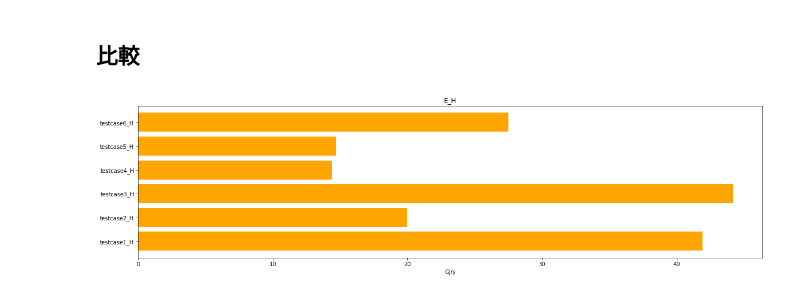
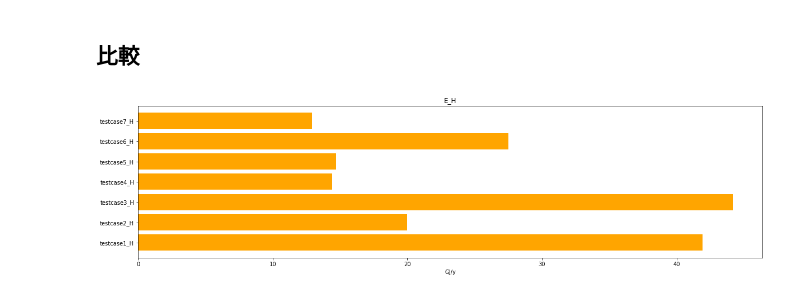
Before and after one commit to BRI-EES-House/Logic-EES-WEB, a Jupyter notebook: s04_07_Hot_water_heating.ipynb, the cells around one changed output. Drawn from its saved outputs; the diff is of its cells as text; code cells hidden in the pictures.

```diff
--- a/s04_07_Hot_water_heating.ipynb
+++ b/s04_07_Hot_water_heating.ipynb
@@ -2022,7 +2023,7 @@ def calc_results(param, H_MR, H_OR, H_HS, HEX=None):
         CG = None
 
 
-        mode_C = None
+        mode_C = '居室のみを冷房する方式'
         mode_H = '居室のみを暖房する方式でかつ主たる居室とその他の居室ともに温水暖房を設置する場合に該当しない場合'
 
         # 床面積の合計に対する外皮の部位の面積の合計の比
@@ -2213,0 +2225,8 @@ E_H:27521.5116359412MJ/y
+# %%
+param = {"region": 6, "A_A": 120.08, "A_MR": 29.81, "A_OR": 51.34, "A_env": 307.51,
+         "U_A": 0.87, "eta_A_H": 4.3, "eta_A_C": 2.8}
+H_MR = {'type': '温水暖房用床暖房', 'r_Af': 0.4, 'r_up': 0.9}
+H_OR = {'type': 'ルームエアコンディショナー', 'e_class': 'ろ', 'dualcompressor': False}
+H_HS = {'type': '地中熱ヒートポンプ温水暖房機', 'HeatExchanger': '5', 'pipe_insulation': True, 'underfloor_pipe_insulation': True}
+
+E_H_d_t_7 = calc_results(param, H_MR, H_OR, H_HS)
@@ -2216,19 +2241,20 @@ E_H:27521.5116359412MJ/y
 # %%
 import matplotlib.pyplot as plt
 
 dat_H = {"testcase1_H": np.sum(E_H_d_t_1)/1000, "testcase2_H": np.sum(E_H_d_t_2)/1000, "testcase3_H": np.sum(E_H_d_t_3)/1000,
-         "testcase4_H": np.sum(E_H_d_t_4)/1000, "testcase5_H": np.sum(E_H_d_t_5)/1000, "testcase6_H": np.sum(E_H_d_t_6)/1000}
+         "testcase4_H": np.sum(E_H_d_t_4)/1000, "testcase5_H": np.sum(E_H_d_t_5)/1000, "testcase6_H": np.sum(E_H_d_t_6)/1000,
+         "testcase7_H": np.sum(E_H_d_t_7)/1000}
 
 x_H = list(dat_H.keys())
 y_H = list(dat_H.values())
 
 fig = plt.figure(figsize=(20,5))
 
 grh_H = fig.add_subplot(111)
 grh_H.barh(x_H,y_H, color = "orange")
 grh_H.set_xlabel("GJ/y")
 grh_H.set_title("E_H")
 
 plt.show()
 # %% [output]
-[figure, old version]
+[figure, new version]
```
Also changed, not shown: parts of 6 cells of this notebook, 1 other file.
